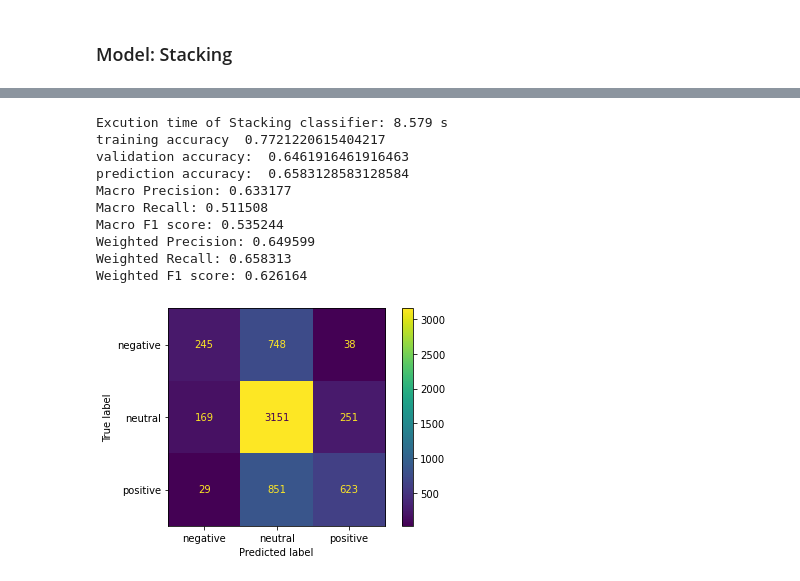
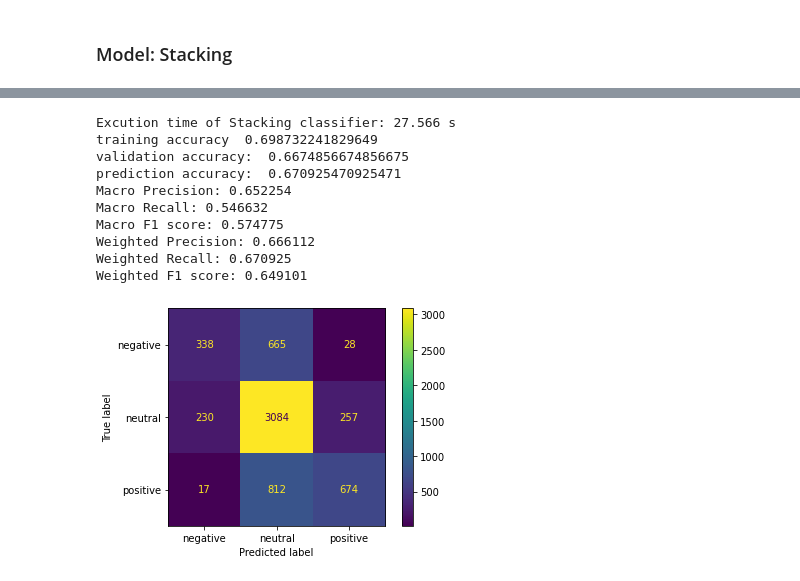
Before and after one commit to RicardoXXXXXX/Tweet-s-sentiment-prediction, a Jupyter notebook: COMP30027-Assignment2 (new).ipynb, the cells around one changed output, grey strips where cells are left out. Saved outputs shown, nothing was run; the diff lists cells and outputs as text; code cells hidden in the pictures.

```diff
--- a/COMP30027-Assignment2 (new).ipynb
+++ b/COMP30027-Assignment2 (new).ipynb
@@ -627,7 +655,7 @@ Weighted F1 score: 0.630968
 # %% [markdown]
 ### Model: Multi-nominal Naive Bayes
 # %%
-parameters_MNB = {"alpha":np.linspace(0.0001,0.1,200)}
+parameters_MNB = {"alpha":np.arange(0.0001,0.1,0.001)}
 gs_MNB = GridSearchCV(MultinomialNB(), param_grid = parameters_MNB)
 gs_MNB.fit(x_train_chi, y_train)
 # %% [output]
@@ -680,10 +708,10 @@ Weighted Recall: 0.650778
 Weighted F1 score: 0.641758
 [figure]
 # %%
-x_train_chi, x_valid_chi = chi(400)
+x_train_f, x_valid_f = fscore(400)
 
 t0 = time.time()
-MNB_final = MultinomialNB(alpha = 0.024698492462311556).fit(x_train_f, y_train)
+MNB_final = MultinomialNB(alpha = 0.0251).fit(x_train_f, y_train)
 t1 = time.time()-t0
 print("Excution time of Multi-nominal Naive Bayes classifier: {} s". format(round(t1,3)))
 
@@ -760,9 +895,9 @@ Weighted F1 score: 0.617851
 # %%
 #fscore
-x_train_chi, x_valid_chi = chi(400)
+x_train_f, x_valid_f = fscore(400)
 
 t0 = time.time()
-RF_final = RandomForestClassifier(max_depth=70, min_samples_leaf=2, n_estimators=250).fit(x_train_f, y_train)
+RF_final = RandomForestClassifier(max_depth=70, min_samples_leaf=2, n_estimators=350).fit(x_train_f, y_train)
 t1 = time.time()-t0
 print("Excution time of Random Forest classifier: {} s". format(round(t1,3)))
 
@@ -793,10 +928,10 @@ Weighted F1 score: 0.617619
 # %%
 x_train_chi, x_valid_chi = chi(400)
 
-estimator = [('lr', LogisticRegression(solver= 'saga', C = 0.4)),
+estimator = [('lr', LogisticRegression(solver= 'saga', C = 1.4, max_iter = 2000)),
             ('svc', SVC(kernel="linear", C = 0.4)),
-            ('nb',  MultinomialNB(alpha = 0.024698492462311556),
-            ('RF', RandomForestClassifier(max_depth=70, min_samples_leaf=2, n_estimators=250))
+            ('nb',  MultinomialNB(alpha = 0.0251),
+            ('RF', RandomForestClassifier(max_depth=70, min_samples_leaf=2, n_estimators=350))
             )]
 clf2 = StackingClassifier(estimators= estimator, final_estimator=LogisticRegression(solver= 'saga'))
 # %%
@@ -829,34 +964,34 @@ Weighted F1 score: 0.649179
 [figure]
 # %%
-x_train_chi, x_valid_chi = chi(400)
+x_train_f, x_valid_f = fscore(400)
 
 t0 = time.time()
 S_final = clf2.fit(x_train_f, y_train)
 t1 = time.time()-t0
 print("Excution time of Stacking classifier: {} s". format(round(t1,3)))
 
 ta_f_S,va_f_S,pa_f_S,M_precision_f_S,M_recall_f_S,M_f1_f_S,W_precision_f_S,W_recall_f_S,W_f1_f_S = print_result(S_final, x_train_f, x_valid_f)
 ta_f.append(ta_f_S)
 va_f.append(va_f_S)
 pa_f.append(pa_f_S)
 M_precision_f.append(M_precision_f_S)
 M_recall_f.append(M_recall_f_S)
 M_f1_f.append(M_f1_f_S)
 W_precision_f.append(W_precision_f_S)
 W_recall_f.append(W_recall_f_S)
 W_f1_f.append(W_f1_f_S)
 # %% [output]
-Excution time of Stacking classifier: 8.579 s
-training accuracy  0.7721220615404217
-validation accuracy:  0.6461916461916463
-prediction accuracy:  0.6583128583128584
-Macro Precision: 0.633177
-Macro Recall: 0.511508
-Macro F1 score: 0.535244
-Weighted Precision: 0.649599
-Weighted Recall: 0.658313
-Weighted F1 score: 0.626164
+Excution time of Stacking classifier: 27.566 s
+training accuracy  0.698732241829649
+validation accuracy:  0.6674856674856675
+prediction accuracy:  0.670925470925471
+Macro Precision: 0.652254
+Macro Recall: 0.546632
+Macro F1 score: 0.574775
+Weighted Precision: 0.666112
+Weighted Recall: 0.670925
+Weighted F1 score: 0.649101
-[figure, old version]
+[figure, new version]
 # %%
 #lr, svm, mnb, rf, s
 chi_list = []
```
Also changed, not shown: parts of 28 cells of this notebook.
